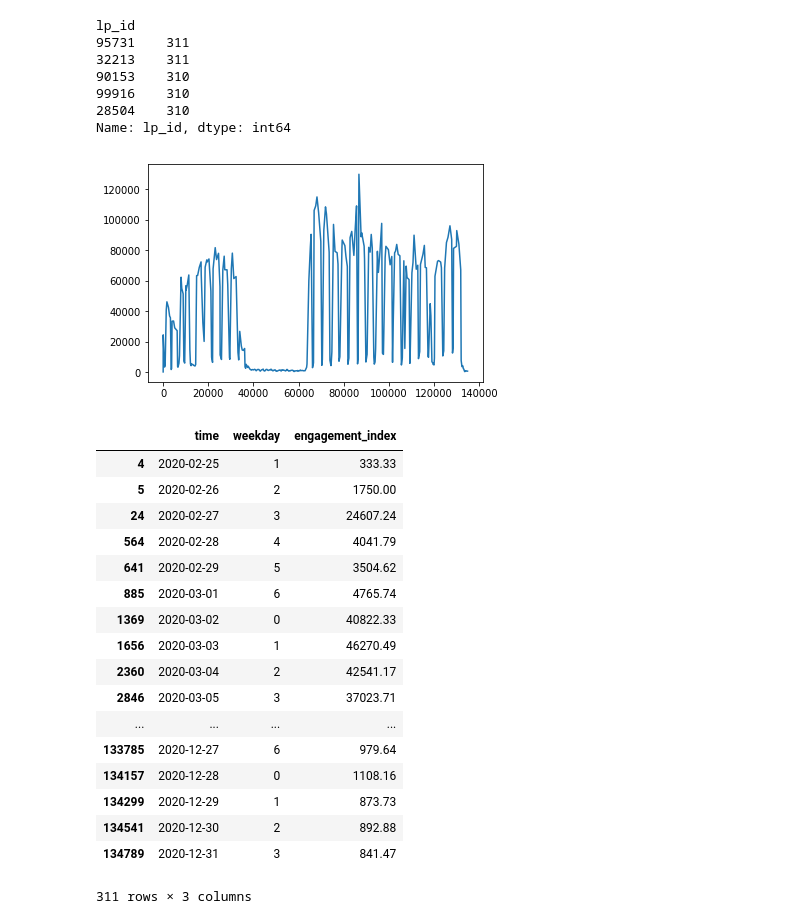
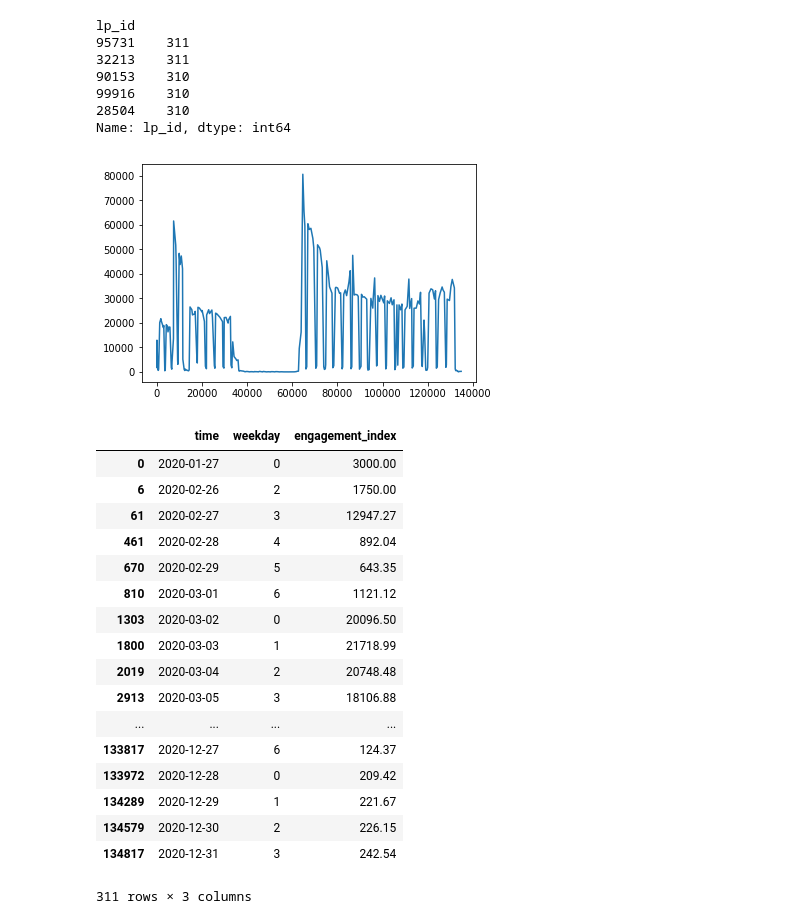
Before and after one commit to luhaibingster/covid-learning, a Jupyter notebook: covid-learning-v1.ipynb, the cells around one changed output. Drawn from its saved outputs; the diff is of its cells as text; code cells hidden in the pictures.

```diff
--- a/covid-learning-v1.ipynb
+++ b/covid-learning-v1.ipynb
@@ -144,30 +144,32 @@ lp_id
 99916    310
 28504    310
 Name: lp_id, dtype: int64
-# %%
-engagement[engagement['lp_id'] == 95731]['engagement_index'].plot()
-plt.show()
-# %% [output]
-[figure, removed]
-# %%
-from datetime import date
-engagement[engagement['lp_id'] == 95731][['time','weekday','engagement_index']]
-# %% [output]
-|  | time | weekday | engagement_index |
-| 4 | 2020-02-25 | 1 | 333.33 |
-| 5 | 2020-02-26 | 2 | 1750.00 |
-| 24 | 2020-02-27 | 3 | 24607.24 |
-| 564 | 2020-02-28 | 4 | 4041.79 |
-| 641 | 2020-02-29 | 5 | 3504.62 |
-| 885 | 2020-03-01 | 6 | 4765.74 |
-| 1369 | 2020-03-02 | 0 | 40822.33 |
-| 1656 | 2020-03-03 | 1 | 46270.49 |
-| 2360 | 2020-03-04 | 2 | 42541.17 |
-| 2846 | 2020-03-05 | 3 | 37023.71 |
-| ... | ... | ... | ... |
-| 133785 | 2020-12-27 | 6 | 979.64 |
-| 134157 | 2020-12-28 | 0 | 1108.16 |
-| 134299 | 2020-12-29 | 1 | 873.73 |
-| 134541 | 2020-12-30 | 2 | 892.88 |
-| 134789 | 2020-12-31 | 3 | 841.47 |
-311 rows × 3 columns
+# %%
+lp_id = 32213
+engagement[engagement['lp_id'] == lp_id]['engagement_index'].plot()
+plt.show()
+
+from datetime import date
+engagement[engagement['lp_id'] == lp_id][['time','weekday','engagement_index']]
+
+# findings: (i) significant drop on online learning tool usage during weekends
+# %% [output]
+[figure, added]
+|  | time | weekday | engagement_index |
+| 0 | 2020-01-27 | 0 | 3000.00 |
+| 6 | 2020-02-26 | 2 | 1750.00 |
+| 61 | 2020-02-27 | 3 | 12947.27 |
+| 461 | 2020-02-28 | 4 | 892.04 |
+| 670 | 2020-02-29 | 5 | 643.35 |
+| 810 | 2020-03-01 | 6 | 1121.12 |
+| 1303 | 2020-03-02 | 0 | 20096.50 |
+| 1800 | 2020-03-03 | 1 | 21718.99 |
+| 2019 | 2020-03-04 | 2 | 20748.48 |
+| 2913 | 2020-03-05 | 3 | 18106.88 |
+| ... | ... | ... | ... |
+| 133817 | 2020-12-27 | 6 | 124.37 |
+| 133972 | 2020-12-28 | 0 | 209.42 |
+| 134289 | 2020-12-29 | 1 | 221.67 |
+| 134579 | 2020-12-30 | 2 | 226.15 |
+| 134817 | 2020-12-31 | 3 | 242.54 |
+311 rows × 3 columns
```
